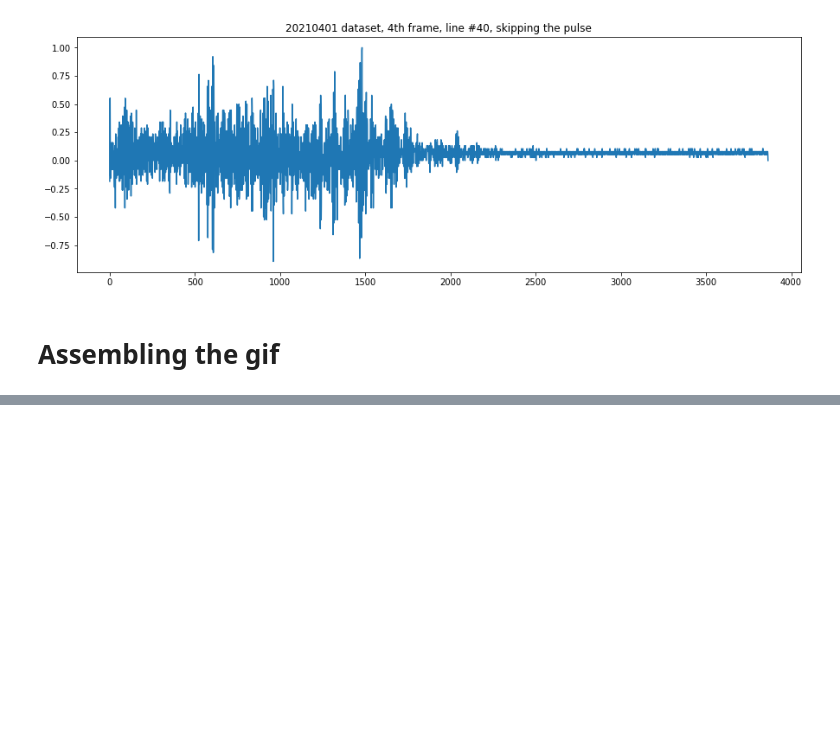
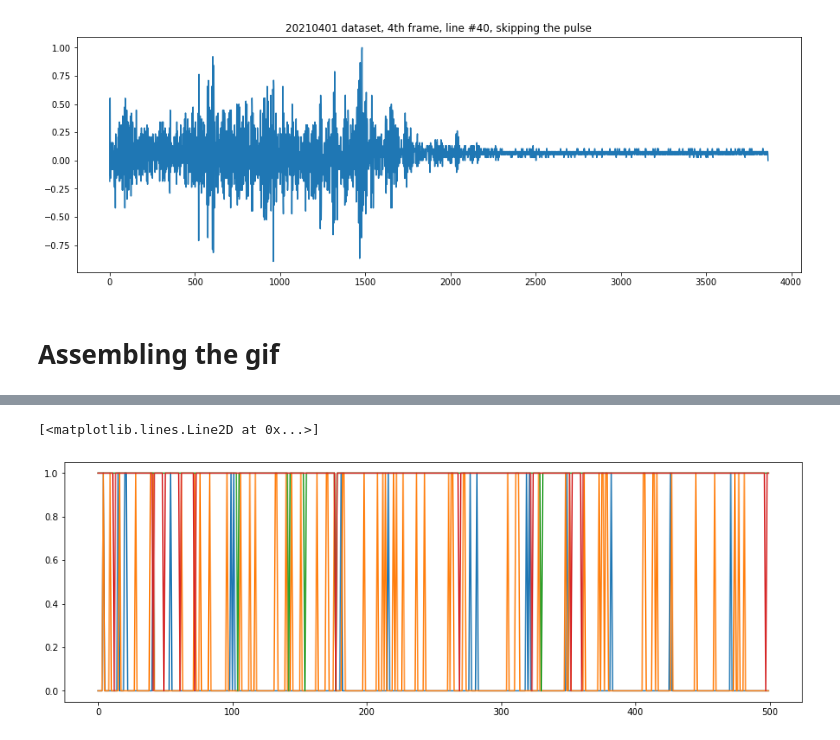
Before and after one commit to kelu124/pyusbus, a Jupyter notebook: experiments/20210401-Convex.ipynb, the cells around one changed output, grey strips where cells are left out. Drawn from its saved outputs; the diff is of its cells as text; code cells hidden in the pictures; blank space fills up the shorter version.

```diff
--- a/experiments/20210401-Convex.ipynb
+++ b/experiments/20210401-Convex.ipynb
@@ -55,0 +78,9 @@ np.savez("data/20210401_loop.npz", loop=probe.loop)
+# %%
+plt.figure(figsize=(15,5))
+plt.plot(probe.loop[4][40][2500:3000]//(256)//4)
+plt.plot(probe.loop[4][41][2500:3000]//(256)//4)
+plt.plot(probe.loop[4][42][2500:3000]//(256)//4)
+plt.plot(probe.loop[4][43][2500:3000]//(256)//4)
+# %% [output]
+[<matplotlib.lines.Line2D at 0x...>]
+[figure, added]
```
Also changed, not shown: parts of 5 cells of this notebook, 6 other files.
